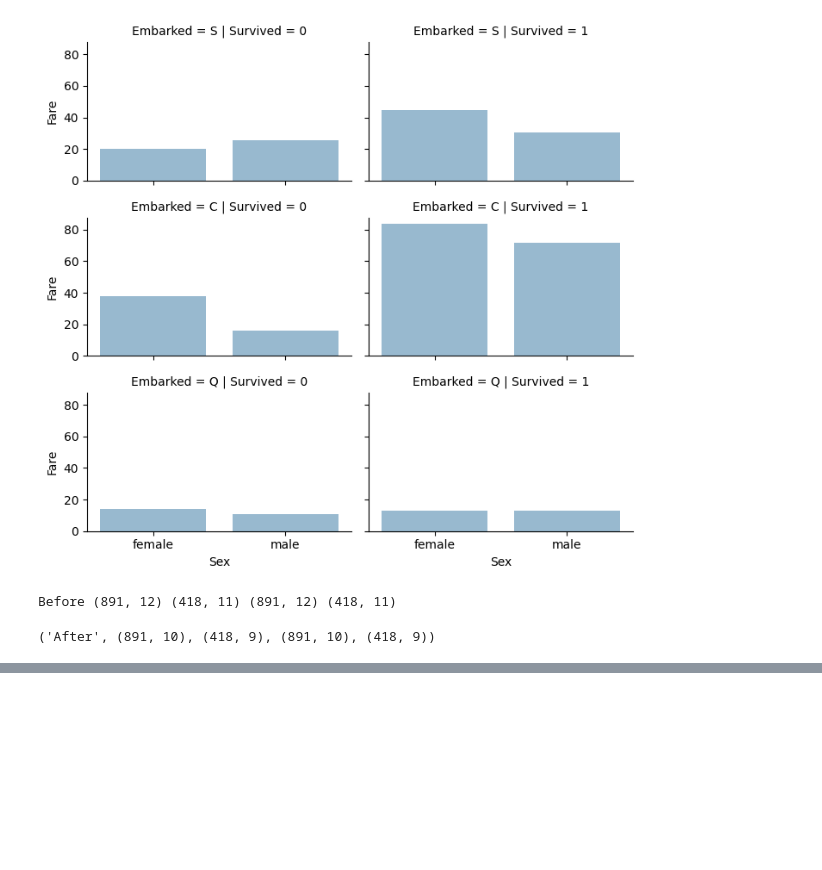
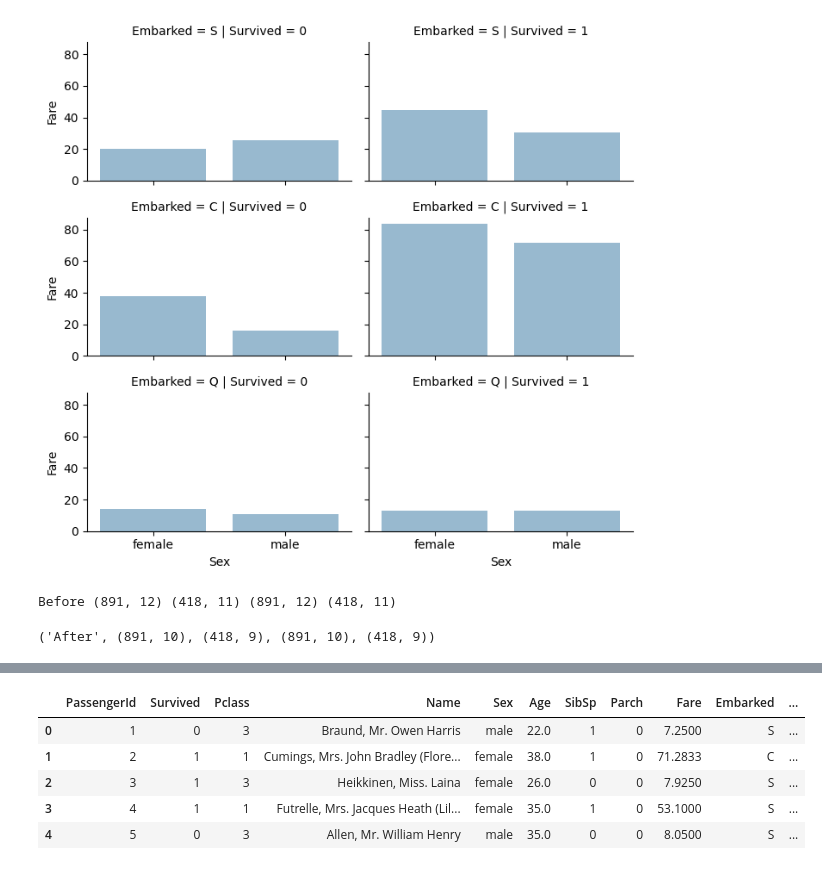
Before and after one commit to kostistzim/KaggleCompetitions, a Jupyter notebook: titanicversion2.ipynb, the cells around one changed output, grey strips where cells are left out. Drawn from its saved outputs; the diff is of its cells as text; code cells hidden in the pictures; blank space fills up the shorter version.

```diff
--- a/titanicversion2.ipynb
+++ b/titanicversion2.ipynb
@@ -206,3 +206,26 @@ combine = [train_df, test_df]
 # %% [output]
 Before (891, 12) (418, 11) (891, 12) (418, 11)
 ('After', (891, 10), (418, 9), (891, 10), (418, 9))
+# %%
+#Creating new feature extracting from existing
+#We want to analyze if Name feature can be engineered to extract titles and test correlation between titles and survival, before dropping Name and PassengerId features.
+
+#In the following code we extract Title feature using regular expressions. The RegEx pattern (\w+\.) matches the first word which ends with a dot character within Name feature. The expand=False flag returns a DataFrame.
+
+#Observations:
+
+#When we plot Title, Age, and Survived, we note the following observations.
+
+#Most titles band Age groups accurately.
+#For example: Master title has Age mean of 5 years.
+#Survival among Title Age bands varies slightly.
+#Certain titles mostly survived (Mme, Lady, Sir) or did not (Don, Rev, Jonkheer).
+
+#Decision:
+
+#We decide to retain the new Title feature for model training.
+
+for dataset in combine:
+    dataset["Title"]=dataset.Name.str.extract(' ([A-Za-z]+\.)', expand=False)
+
+pd.crosstab(train_df['Title'], train_df['Sex'])
@@ -208,0 +252,13 @@ Before (891, 12) (418, 11) (891, 12) (418, 11)
+# %%
+#We can replace many titles with a more common name or classify them as Rare.
+
+
+for dataset in combine:
+    dataset['Title'] = dataset['Title'].replace(['Lady', 'Countess','Capt', 'Col',\
+     'Don', 'Dr', 'Major', 'Rev', 'Sir', 'Jonkheer', 'Dona'], 'Rare')
+
+    dataset['Title'] = dataset['Title'].replace('Mlle', 'Miss')
+    dataset['Title'] = dataset['Title'].replace('Ms', 'Miss')
+    dataset['Title'] = dataset['Title'].replace('Mme', 'Mrs')
+
+train_df[['Title', 'Survived']].groupby(['Title'], as_index=False).mean()
@@ -208,0 +284,13 @@ Before (891, 12) (418, 11) (891, 12) (418, 11)
+# %%
+title_mapping={"Mr": 1, "Miss": 2, "Mrs": 3, "Master": 4, "Rare": 5}
+for dataset in combine:
+    dataset['Title']=dataset['Title'].map(title_mapping)
+    dataset['Title']=dataset['Title'].fillna(0)
+train_df.head()
+# %% [output]
+|  | PassengerId | Survived | Pclass | Name | Sex | Age | SibSp | Parch | Fare | Embarked | ... |
+| 0 | 1 | 0 | 3 | Braund, Mr. Owen Harris | male | 22.0 | 1 | 0 | 7.2500 | S | ... |
+| 1 | 2 | 1 | 1 | Cumings, Mrs. John Bradley (Flore... | female | 38.0 | 1 | 0 | 71.2833 | C | ... |
+| 2 | 3 | 1 | 3 | Heikkinen, Miss. Laina | female | 26.0 | 0 | 0 | 7.9250 | S | ... |
+| 3 | 4 | 1 | 1 | Futrelle, Mrs. Jacques Heath (Lil... | female | 35.0 | 1 | 0 | 53.1000 | S | ... |
+| 4 | 5 | 0 | 3 | Allen, Mr. William Henry | male | 35.0 | 0 | 0 | 8.0500 | S | ... |
```
Also changed, not shown: parts of 2 cells of this notebook.
